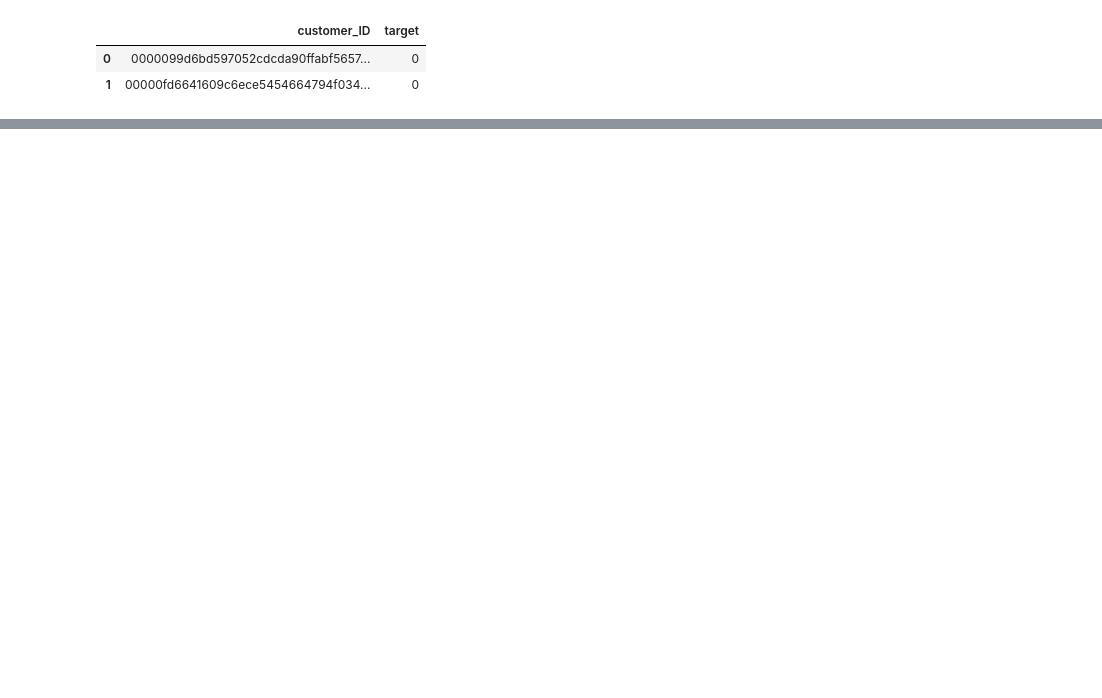
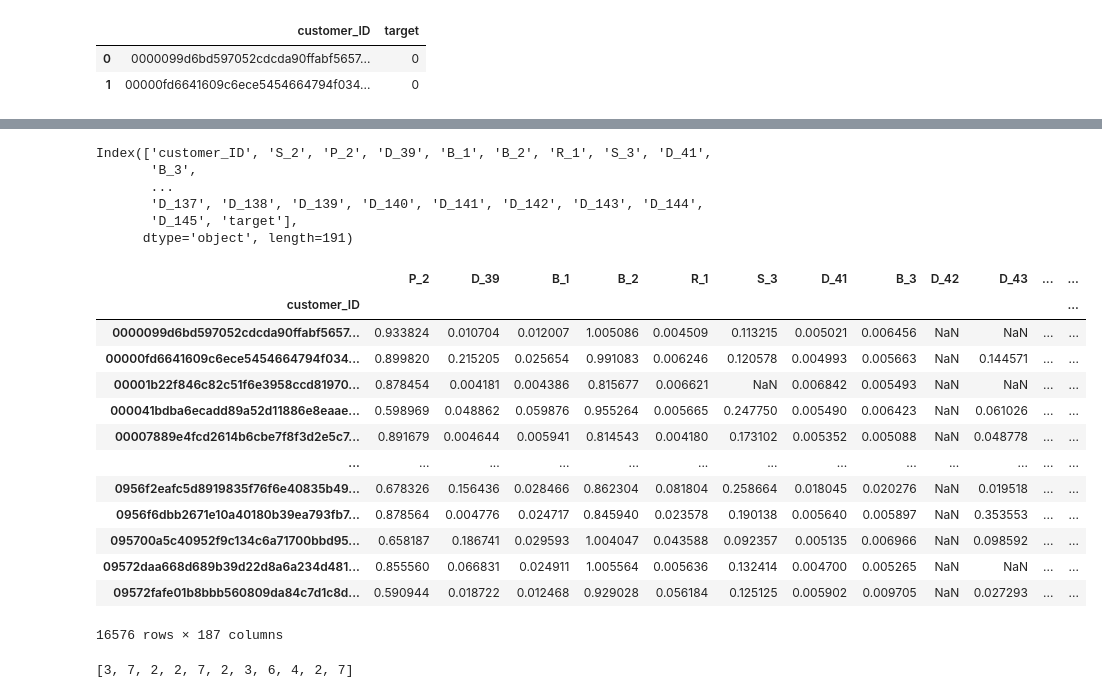
Before and after one commit to s260895/credit_default_risk_modeling, a Jupyter notebook: nb.ipynb, the cells around one changed output, grey strips where cells are left out. Saved outputs shown, nothing was run; the diff lists cells and outputs as text; code cells hidden in the pictures; blank space fills up the shorter version.

```diff
--- a/nb.ipynb
+++ b/nb.ipynb
@@ -17,0 +26,9 @@ X = train_data.merge(train_label, on='customer_ID', how='inner')
+# %%
+X.columns
+# %% [output]
+Index(['customer_ID', 'S_2', 'P_2', 'D_39', 'B_1', 'B_2', 'R_1', 'S_3', 'D_41',
+       'B_3',
+       ...
+       'D_137', 'D_138', 'D_139', 'D_140', 'D_141', 'D_142', 'D_143', 'D_144',
+       'D_145', 'target'],
+      dtype='object', length=191)
@@ -17,0 +47,22 @@ X = train_data.merge(train_label, on='customer_ID', how='inner')
+# %%
+X
+# %% [output]
+|  | P_2 | D_39 | B_1 | B_2 | R_1 | S_3 | D_41 | B_3 | D_42 | D_43 | ... | ... |
+| customer_ID |  |  |  |  |  |  |  |  |  |  |  | ... |
+| 0000099d6bd597052cdcda90ffabf5657... | 0.933824 | 0.010704 | 0.012007 | 1.005086 | 0.004509 | 0.113215 | 0.005021 | 0.006456 | NaN | NaN | ... | ... |
+| 00000fd6641609c6ece5454664794f034... | 0.899820 | 0.215205 | 0.025654 | 0.991083 | 0.006246 | 0.120578 | 0.004993 | 0.005663 | NaN | 0.144571 | ... | ... |
+| 00001b22f846c82c51f6e3958ccd81970... | 0.878454 | 0.004181 | 0.004386 | 0.815677 | 0.006621 | NaN | 0.006842 | 0.005493 | NaN | NaN | ... | ... |
+| 000041bdba6ecadd89a52d11886e8eaae... | 0.598969 | 0.048862 | 0.059876 | 0.955264 | 0.005665 | 0.247750 | 0.005490 | 0.006423 | NaN | 0.061026 | ... | ... |
+| 00007889e4fcd2614b6cbe7f8f3d2e5c7... | 0.891679 | 0.004644 | 0.005941 | 0.814543 | 0.004180 | 0.173102 | 0.005352 | 0.005088 | NaN | 0.048778 | ... | ... |
+| ... | ... | ... | ... | ... | ... | ... | ... | ... | ... | ... | ... | ... |
+| 0956f2eafc5d8919835f76f6e40835b49... | 0.678326 | 0.156436 | 0.028466 | 0.862304 | 0.081804 | 0.258664 | 0.018045 | 0.020276 | NaN | 0.019518 | ... | ... |
+| 0956f6dbb2671e10a40180b39ea793fb7... | 0.878564 | 0.004776 | 0.024717 | 0.845940 | 0.023578 | 0.190138 | 0.005640 | 0.005897 | NaN | 0.353553 | ... | ... |
+| 095700a5c40952f9c134c6a71700bbd95... | 0.658187 | 0.186741 | 0.029593 | 1.004047 | 0.043588 | 0.092357 | 0.005135 | 0.006966 | NaN | 0.098592 | ... | ... |
+| 09572daa668d689b39d22d8a6a234d481... | 0.855560 | 0.066831 | 0.024911 | 1.005564 | 0.005636 | 0.132414 | 0.004700 | 0.005265 | NaN | NaN | ... | ... |
+| 09572fafe01b8bbb560809da84c7d1c8d... | 0.590944 | 0.018722 | 0.012468 | 0.929028 | 0.056184 | 0.125125 | 0.005902 | 0.009705 | NaN | 0.027293 | ... | ... |
+16576 rows × 187 columns
+# %%
+# len(X[categoric_feat[6]].value_counts())
+[len(X[feat].value_counts()) for feat in categoric_feat]
+# %% [output]
+[3, 7, 2, 2, 7, 2, 3, 6, 4, 2, 7]
```
Also changed, not shown: parts of 17 cells of this notebook.
